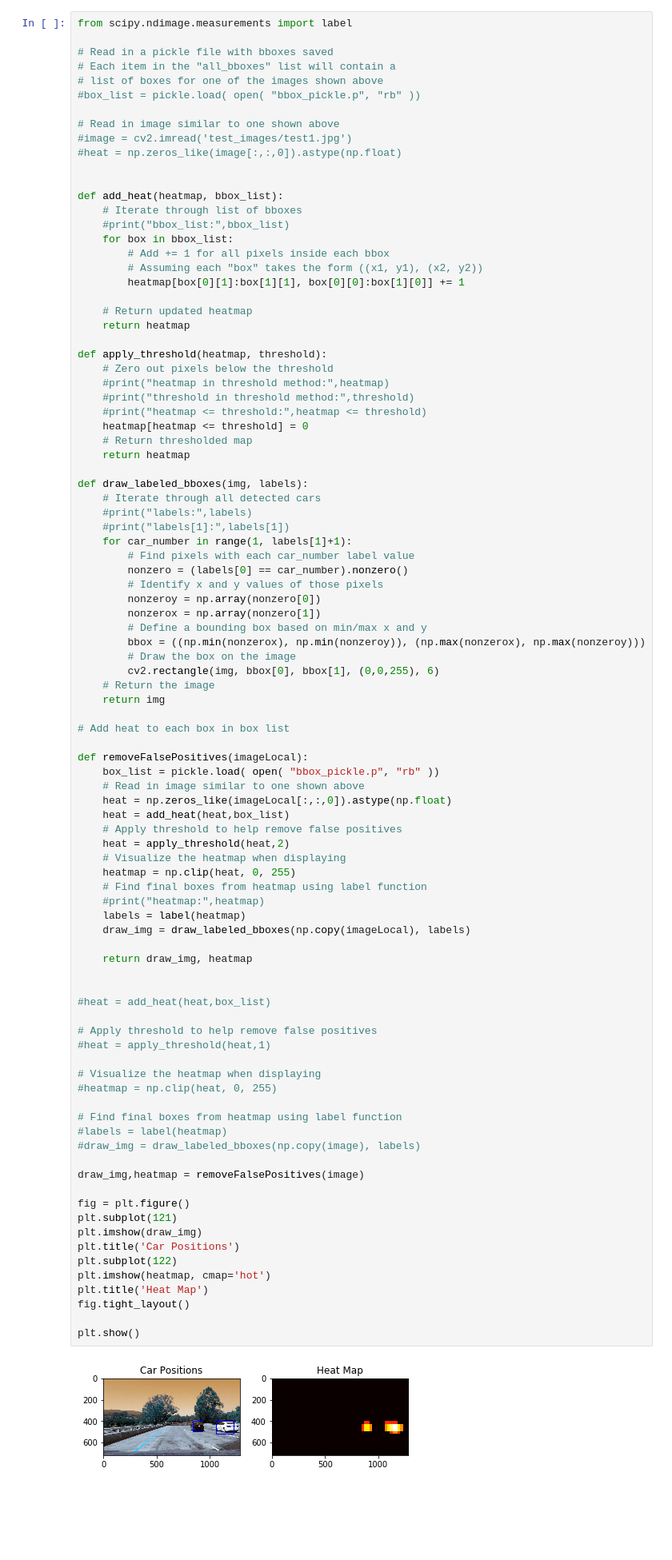
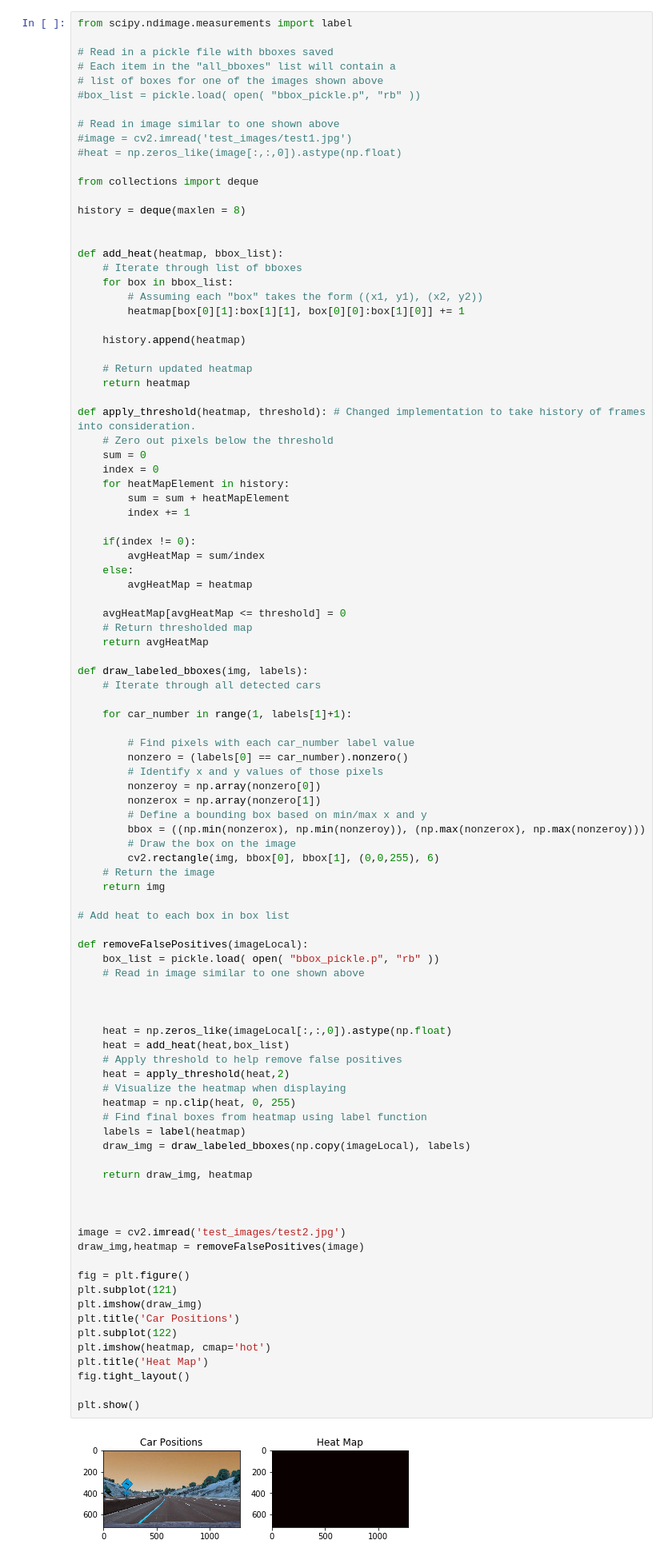
Before and after one commit to vikasiyer/cardnd-term1-p5, a Jupyter notebook: P5.ipynb, the cells around one changed output. Shown at 80% size. Drawn from its saved outputs; the diff is of its cells as text; blank space fills up the shorter version.

```diff
--- a/P5.ipynb
+++ b/P5.ipynb
@@ -752,32 +769,44 @@ from scipy.ndimage.measurements import label
 #image = cv2.imread('test_images/test1.jpg')
 #heat = np.zeros_like(image[:,:,0]).astype(np.float)
 
+from collections import deque
+
+history = deque(maxlen = 8)
+
 
 def add_heat(heatmap, bbox_list):
     # Iterate through list of bboxes
-    #print("bbox_list:",bbox_list)
     for box in bbox_list:
-        # Add += 1 for all pixels inside each bbox
         # Assuming each "box" takes the form ((x1, y1), (x2, y2))
         heatmap[box[0][1]:box[1][1], box[0][0]:box[1][0]] += 1
+
+    history.append(heatmap)
 
     # Return updated heatmap
     return heatmap
 
-def apply_threshold(heatmap, threshold):
+def apply_threshold(heatmap, threshold): # Changed implementation to take history of frames into consideration.
     # Zero out pixels below the threshold
-    #print("heatmap in threshold method:",heatmap)
-    #print("threshold in threshold method:",threshold)
-    #print("heatmap <= threshold:",heatmap <= threshold)
-    heatmap[heatmap <= threshold] = 0
+    sum = 0
+    index = 0
+    for heatMapElement in history:
+        sum = sum + heatMapElement
+        index += 1
+
+    if(index != 0):
+        avgHeatMap = sum/index
+    else:
+        avgHeatMap = heatmap
+
+    avgHeatMap[avgHeatMap <= threshold] = 0
     # Return thresholded map
-    return heatmap
+    return avgHeatMap
 
 def draw_labeled_bboxes(img, labels):
     # Iterate through all detected cars
-    #print("labels:",labels)
-    #print("labels[1]:",labels[1])
+
     for car_number in range(1, labels[1]+1):
+
         # Find pixels with each car_number label value
         nonzero = (labels[0] == car_number).nonzero()
         # Identify x and y values of those pixels
@@ -795,46 +824,38 @@ def draw_labeled_bboxes(img, labels):
 def removeFalsePositives(imageLocal):
     box_list = pickle.load( open( "bbox_pickle.p", "rb" ))
     # Read in image similar to one shown above
+
+
+
     heat = np.zeros_like(imageLocal[:,:,0]).astype(np.float)
     heat = add_heat(heat,box_list)
     # Apply threshold to help remove false positives
     heat = apply_threshold(heat,2)
     # Visualize the heatmap when displaying
     heatmap = np.clip(heat, 0, 255)
     # Find final boxes from heatmap using label function
-    #print("heatmap:",heatmap)
     labels = label(heatmap)
     draw_img = draw_labeled_bboxes(np.copy(imageLocal), labels)
 
     return draw_img, heatmap
 
 
-#heat = add_heat(heat,box_list)
 
-# Apply threshold to help remove false positives
-#heat = apply_threshold(heat,1)
-
-# Visualize the heatmap when displaying
-#heatmap = np.clip(heat, 0, 255)
-
-# Find final boxes from heatmap using label function
-#labels = label(heatmap)
-#draw_img = draw_labeled_bboxes(np.copy(image), labels)
-
+image = cv2.imread('test_images/test2.jpg')
 draw_img,heatmap = removeFalsePositives(image)
 
 fig = plt.figure()
 plt.subplot(121)
 plt.imshow(draw_img)
 plt.title('Car Positions')
 plt.subplot(122)
 plt.imshow(heatmap, cmap='hot')
 plt.title('Heat Map')
 fig.tight_layout()
 
 plt.show()
 # %% [output]
-[figure, old version]
+[figure, new version]
 # %% [markdown]
 ### Test the pipeline on the 6 images provided
 # %%
```
Also changed, not shown: parts of 8 cells of this notebook, 10 other files.
